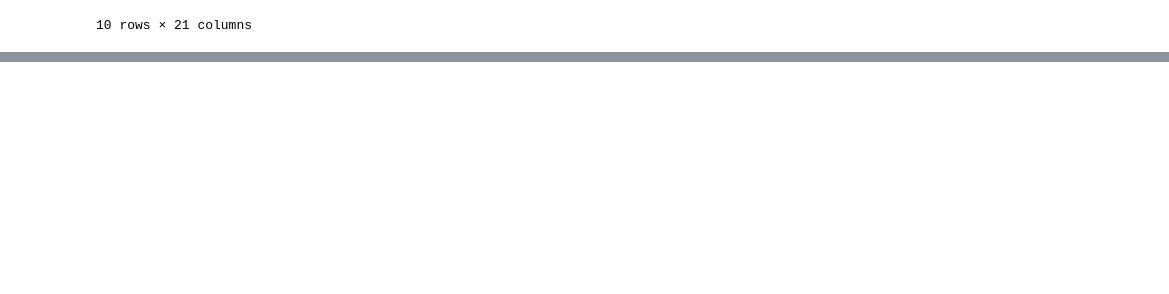
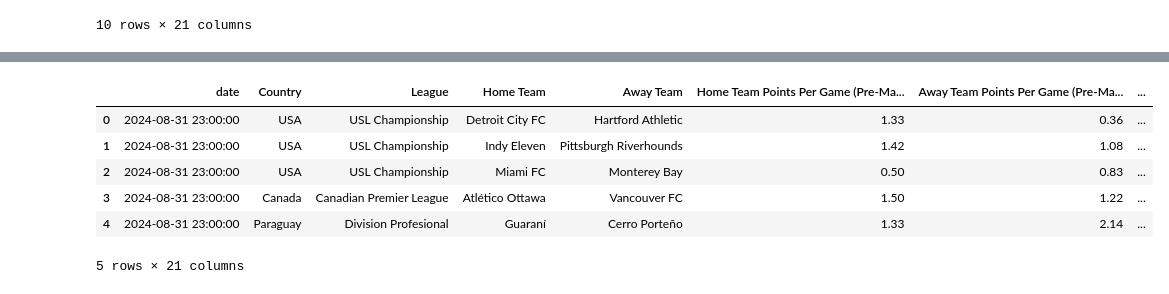
Before and after one commit to MarwaBrian/cel_proj, a Jupyter notebook: winnings.ipynb, the cells around one changed output, grey strips where cells are left out. Drawn from its saved outputs; the diff is of its cells as text; code cells hidden in the pictures; blank space fills up the shorter version.

```diff
--- a/winnings.ipynb
+++ b/winnings.ipynb
@@ -38,3 +40,7 @@ df.head(10)
 | 8 | Sep 01 2024 - 12:00am | Argentina | Prim B Nacional | Gimnasia Jujuy | Club Atlético Güemes | 2.07 | 0.50 | ... |
 | 9 | Sep 01 2024 - 12:00am | Chile | Primera División | Everton | Unión Española | 1.27 | 0.90 | ... |
 10 rows × 21 columns
+# %%
+df.rename(columns={'date_GMT': 'date'}, inplace=True)
+df['date'] = pd.to_datetime(df['date'])
+df.info()
@@ -41,2 +65,10 @@ df.head(10)
 # %%
-df
+df.head()
+# %% [output]
+|  | date | Country | League | Home Team | Away Team | Home Team Points Per Game (Pre-Ma... | Away Team Points Per Game (Pre-Ma... | ... |
+| 0 | 2024-08-31 23:00:00 | USA | USL Championship | Detroit City FC | Hartford Athletic | 1.33 | 0.36 | ... |
+| 1 | 2024-08-31 23:00:00 | USA | USL Championship | Indy Eleven | Pittsburgh Riverhounds | 1.42 | 1.08 | ... |
+| 2 | 2024-08-31 23:00:00 | USA | USL Championship | Miami FC | Monterey Bay | 0.50 | 0.83 | ... |
+| 3 | 2024-08-31 23:00:00 | Canada | Canadian Premier League | Atlético Ottawa | Vancouver FC | 1.50 | 1.22 | ... |
+| 4 | 2024-08-31 23:00:00 | Paraguay | Division Profesional | Guaraní | Cerro Porteño | 1.33 | 2.14 | ... |
+5 rows × 21 columns
```
Also changed, not shown: parts of 9 cells of this notebook.
